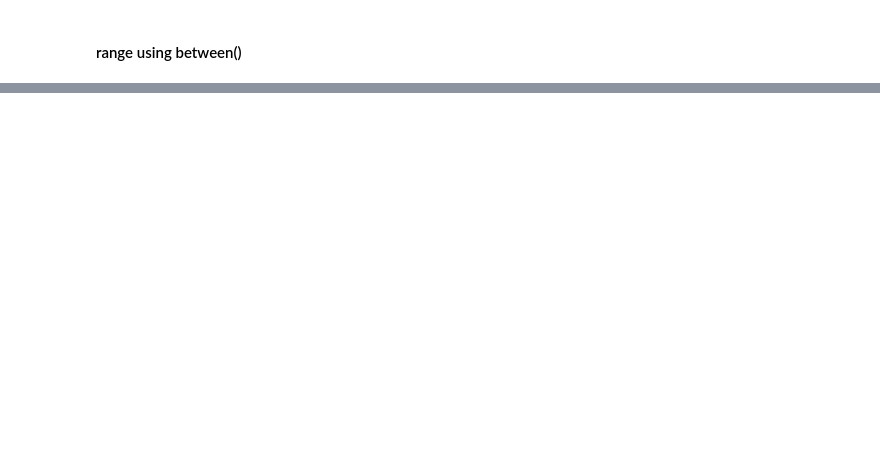
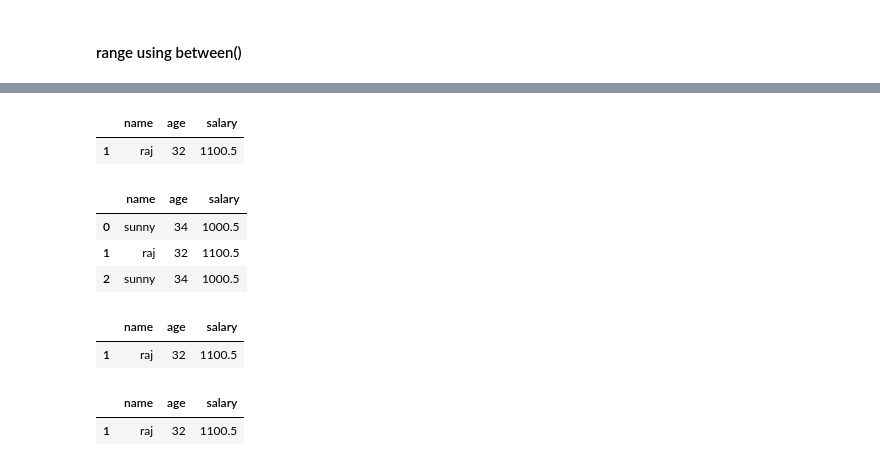
Before and after one commit to joy4micro/practice, a Jupyter notebook: pandas/data_frame_2_filtering_data.ipynb, the cells around one changed output, grey strips where cells are left out. Drawn from its saved outputs; the diff is of its cells as text; code cells hidden in the pictures; blank space fills up the shorter version.

```diff
--- a/pandas/data_frame_2_filtering_data.ipynb
+++ b/pandas/data_frame_2_filtering_data.ipynb
@@ -269,0 +439,19 @@ employees[mask].head(5)
+# %%
+nameage = pd.DataFrame([['sunny', 34, 1000.50],['raj', 32, 1100.50], ['sunny', 34, 1000.50]], columns=['name','age', 'salary'])
+# %%
+nameage.drop_duplicates(keep=False)
+# %% [output]
+|  | name | age | salary |
+| 1 | raj | 32 | 1100.5 |
+# %%
+nameage
+# %% [output]
+|  | name | age | salary |
+| 0 | sunny | 34 | 1000.5 |
+| 1 | raj | 32 | 1100.5 |
+| 2 | sunny | 34 | 1000.5 |
+# %%
+nameage.drop_duplicates(subset= ['name'],keep=False)
+# %% [output]
+|  | name | age | salary |
+| 1 | raj | 32 | 1100.5 |
@@ -269,0 +460,5 @@ employees[mask].head(5)
+# %%
+nameage
+# %% [output]
+|  | name | age | salary |
+| 1 | raj | 32 | 1100.5 |
```
Also changed, not shown: parts of 46 cells of this notebook.
